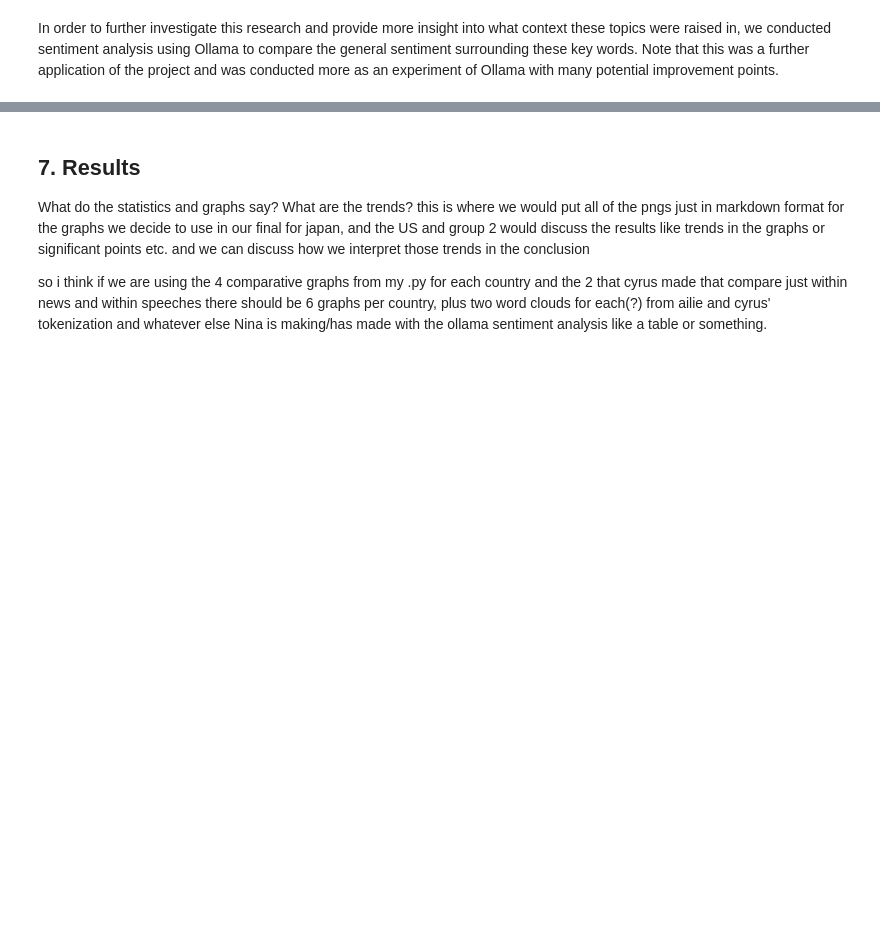
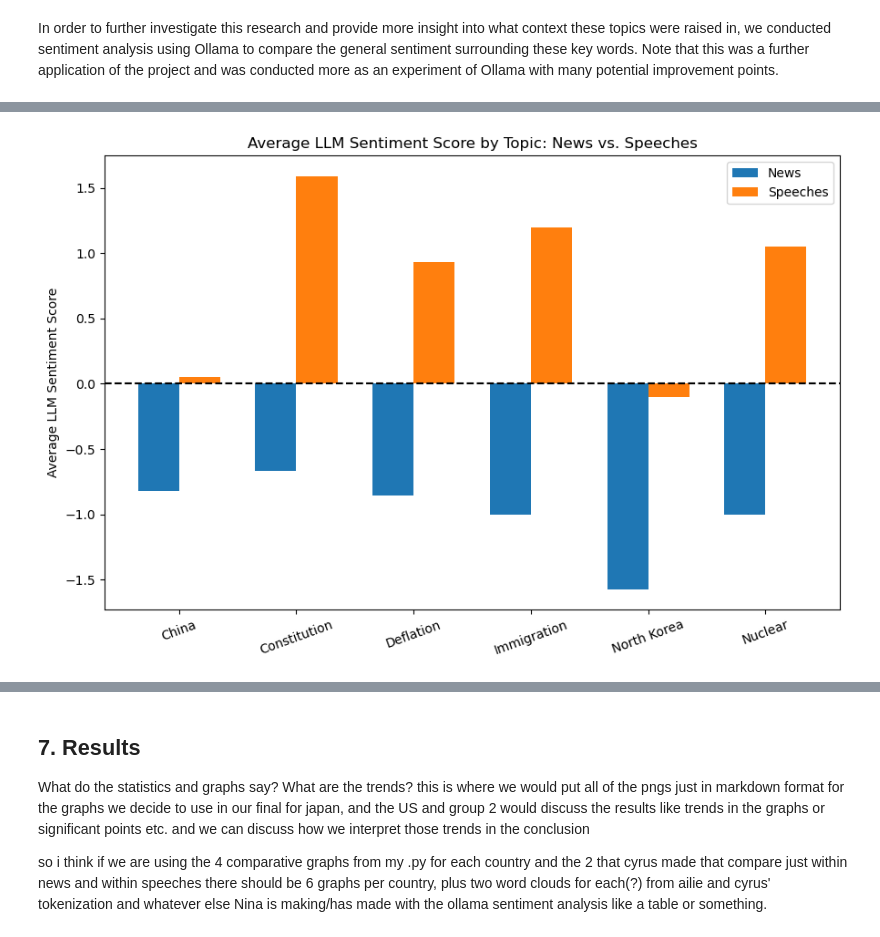
Before and after one commit to ninaudagawa/Media-Politics, a Jupyter notebook: project/notebooks/media_politics_guide.ipynb, the cells around one changed output, grey strips where cells are left out. Drawn from its saved outputs; the diff is of its cells as text; code cells hidden in the pictures; blank space fills up the shorter version.

```diff
--- a/project/notebooks/media_politics_guide.ipynb
+++ b/project/notebooks/media_politics_guide.ipynb
@@ -348,0 +371,6 @@ In order to further investigate this research and provide more insight into what
+# %%
+# Read cleaned CSV data for Japan's news and speeches into dataframes
+import pandas as pd
+
+JPspeeches_df = pd.read_csv('../data/clean/japan_speeches_cleaned.csv')
+JPnews_df = pd.read_csv('../data/clean/japan_news_cleaned.csv')
@@ -348,0 +400,3 @@ In order to further investigate this research and provide more insight into what
+# %%
+news_results = run_topic_sentiment(JPnews_df, source="news")
+speech_results = run_topic_sentiment(JPspeeches_df, source="speech")
@@ -348,0 +421,4 @@ In order to further investigate this research and provide more insight into what
+# %%
+plot_sentiment_comparison(news_results, speech_results, labels=["News", "Speeches"])
+# %% [output]
+[figure, added]
```
Also changed, not shown: parts of 16 cells of this notebook.
